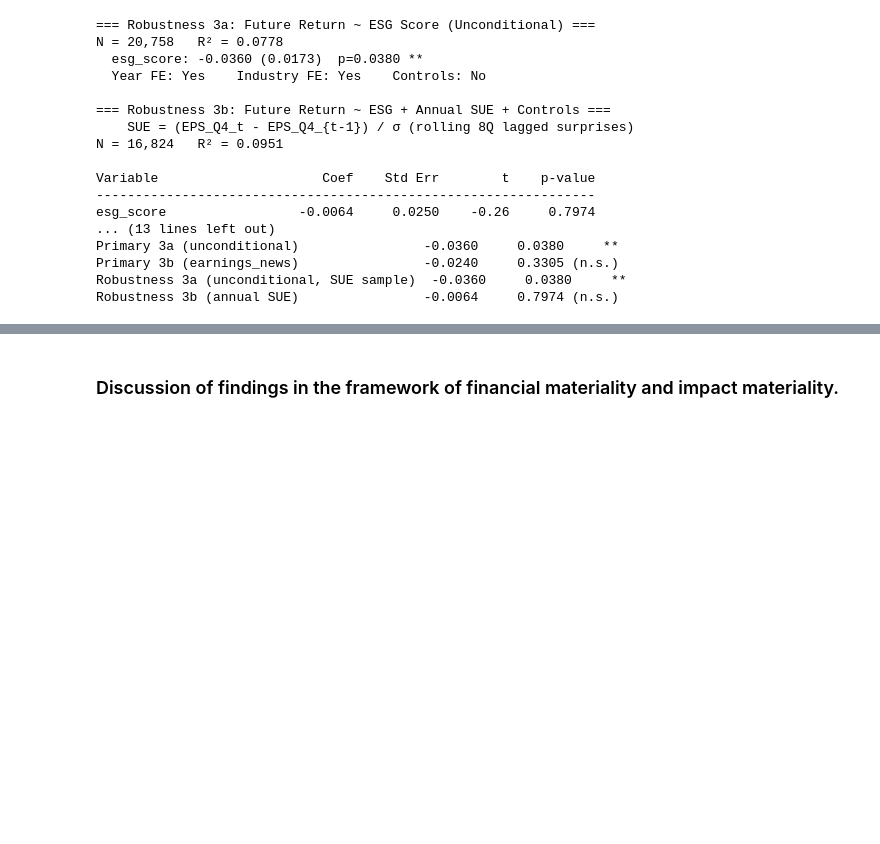
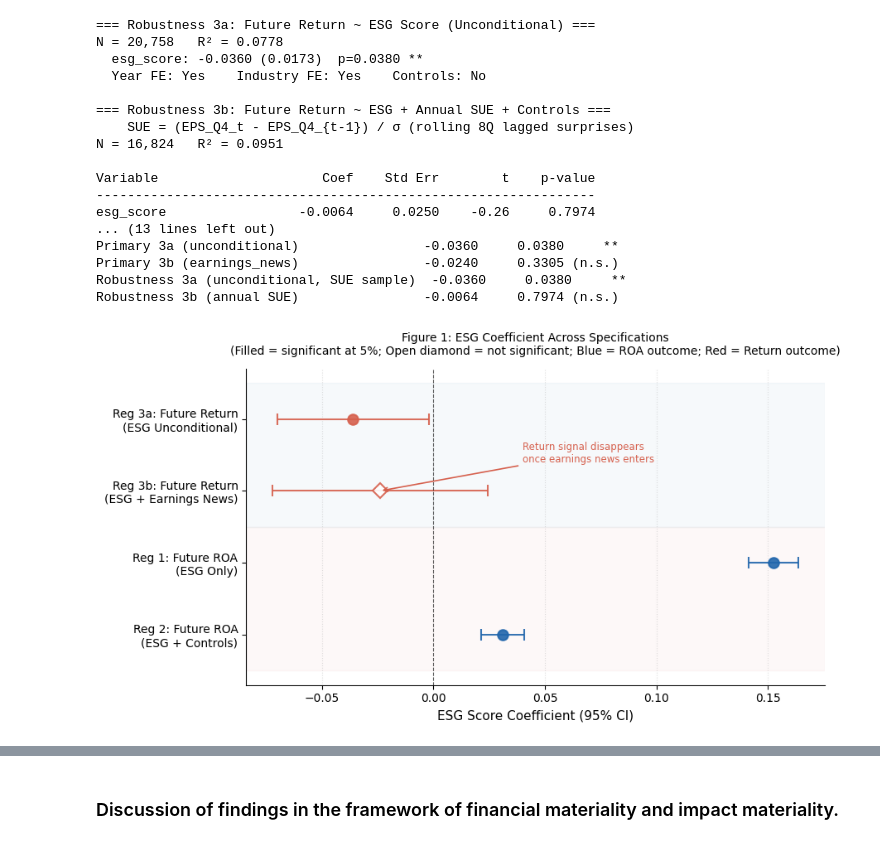
Before and after one commit to sanjxksl/RSM8244-Team4, a Jupyter notebook: part3.ipynb, the cells around one changed output, grey strips where cells are left out. Cells and saved outputs as stored; diff of their text form; code cells hidden in the pictures; blank space fills up the shorter version.

Commit message:
Add Part III figures with some explanations

```diff
--- a/part3.ipynb
+++ b/part3.ipynb
@@ -779,3 +783,84 @@ Primary 3a (unconditional)                -0.0360     0.0380     **
 Primary 3b (earnings_news)                -0.0240     0.3305 (n.s.)
 Robustness 3a (unconditional, SUE sample)  -0.0360     0.0380     **
 Robustness 3b (annual SUE)                -0.0064     0.7974 (n.s.)
+# %%
+# Figure 1: ESG Coefficient Plot across all specifications
+
+import scipy.stats as stats
+
+fig1, ax = plt.subplots(figsize=(9, 5))
+
+# ── Data: coefficients, SEs, labels, dependent variable group ─────────────────
+specs = [
+    # label,                          coef,    se,      dep_var group, significant
+    ('Reg 2: Future ROA\n(ESG + Controls)',       0.0311,  0.0050,  'roa',    True),
+    ('Reg 1: Future ROA\n(ESG Only)',             0.1526,  0.0057,  'roa',    True),
+    ('Reg 3b: Future Return\n(ESG + Earnings News)', -0.0240, 0.0246, 'ret',  False),
+    ('Reg 3a: Future Return\n(ESG Unconditional)', -0.0360, 0.0173,  'ret',   True),
+]
+# Ordered bottom-to-top on the y-axis
+y_positions = range(len(specs))
+ci_multiplier = 1.96  # 95% CI
+
+colors = {
+    'roa': '#2166ac',   # blue for ROA specs
+    'ret': '#d6604d',   # red for return specs
+}
+
+for i, (label, coef, se, group, sig) in enumerate(specs):
+    ci = ci_multiplier * se
+    color = colors[group]
+    # Filled circle = significant; open circle = not significant
+    marker = 'o' if sig else 'D'
+    mfc = color if sig else 'white'
+    ax.errorbar(
+        coef, i,
+        xerr=ci,
+        fmt=marker,
+        color=color,
+        markerfacecolor=mfc,
+        markeredgecolor=color,
+        markeredgewidth=1.5,
+        markersize=9,
+        capsize=5,
+        capthick=1.5,
+        linewidth=1.5,
+        ecolor=color,
+        alpha=0.9
+    )
+
+# Zero line
+ax.axvline(0, color='black', linewidth=0.8, linestyle='--', alpha=0.6)
+
+# Shaded regions to separate ROA vs return specs
+ax.axhspan(1.5, 3.5, color=colors['roa'], alpha=0.04)
+ax.axhspan(-0.5, 1.5, color=colors['ret'], alpha=0.04)
+
+# Axis labels and formatting
+ax.set_yticks(list(y_positions))
+ax.set_yticklabels([s[0] for s in specs], fontsize=10)
+ax.set_xlabel('ESG Score Coefficient (95% CI)', fontsize=11)
+ax.set_title(
+    'Figure 1: ESG Coefficient Across Specifications\n'
+    '(Filled = significant at 5%; Open diamond = not significant; '
+    'Blue = ROA outcome; Red = Return outcome)',
+    fontsize=10, pad=12
+)
+
+# Annotation for the mediation story
+ax.annotate(
+    'Return signal disappears\nonce earnings news enters',
+    xy=(-0.0240, 2), xytext=(0.04, 2.4),
+    fontsize=8.5, color='#d6604d',
+    arrowprops=dict(arrowstyle='->', color='#d6604d', lw=1.2),
+)
+
+ax.spines['top'].set_visible(False)
+ax.spines['right'].set_visible(False)
+ax.grid(axis='x', linestyle=':', alpha=0.4)
+plt.tight_layout()
+plt.savefig('part3_figure1_coef_plot.png', dpi=150, bbox_inches='tight')
+plt.show()
+print("Figure 1 saved.")
+# %% [output]
+[figure, added]
```
Also changed, not shown: parts of 11 cells of this notebook, 2 other files.
